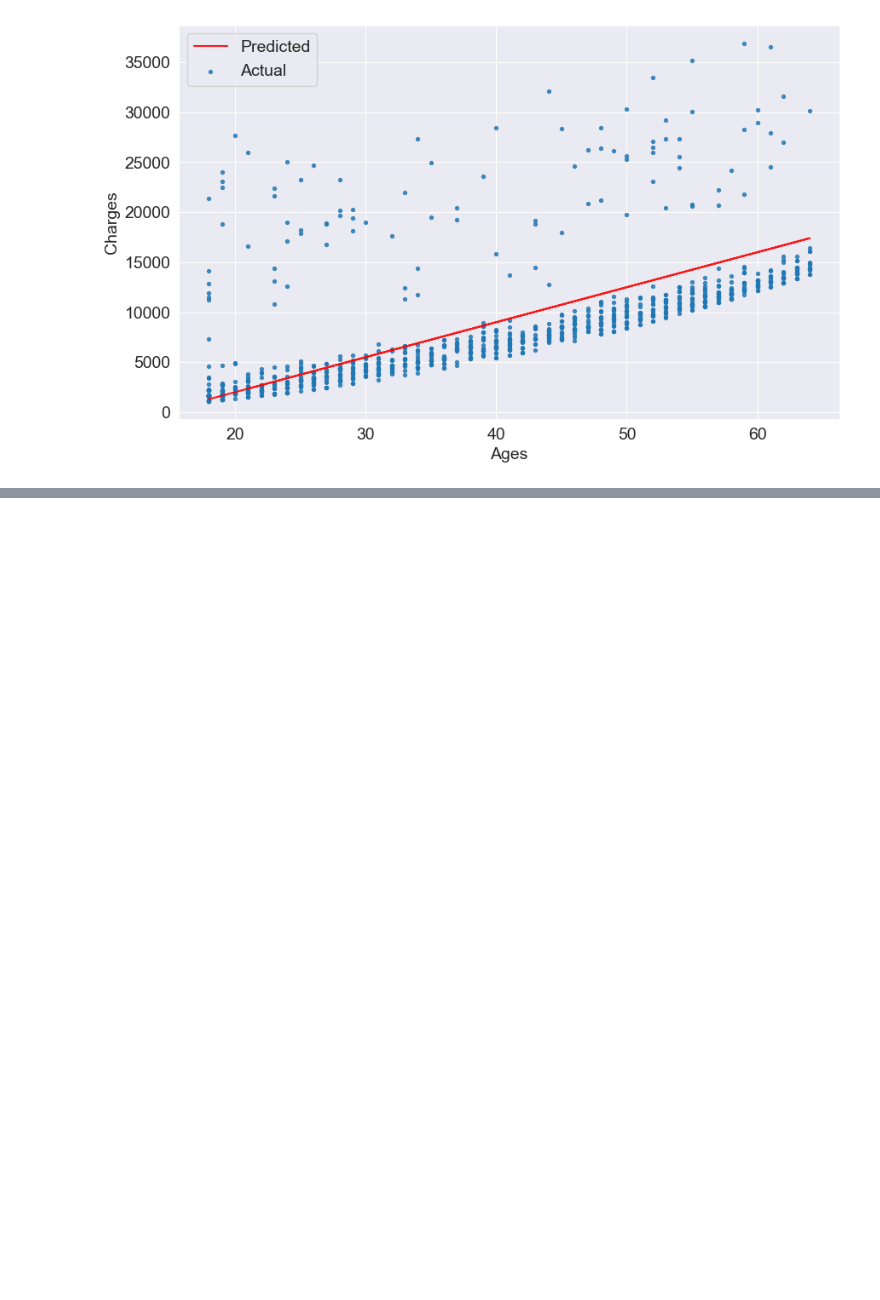
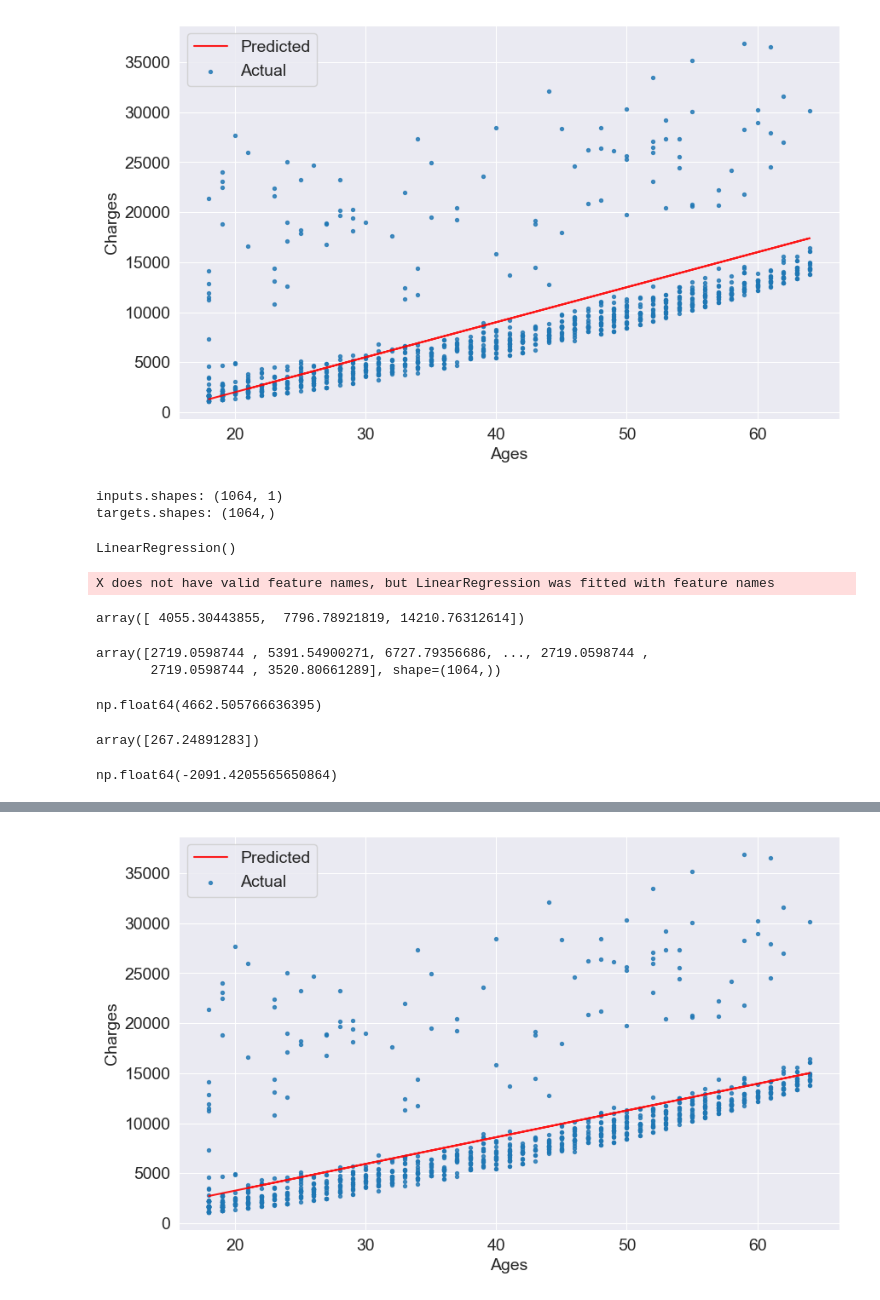
Before and after one commit to LeeBoy-Hmong/MachineLearning, a Jupyter notebook: LinearRegression.ipynb, the cells around one changed output, grey strips where cells are left out. Cells and saved outputs as stored; diff of their text form; code cells hidden in the pictures; blank space fills up the shorter version.

Commit message:
SGDRegression model started

```diff
--- a/LinearRegression.ipynb
+++ b/LinearRegression.ipynb
@@ -401,0 +400,46 @@ https://www.geeksforgeeks.org/machine-learning/ml-stochastic-gradient-descent-sg
+# %%
+from sklearn.linear_model import LinearRegression
+model = LinearRegression()  # Assume a linear relationship between our targets
+# %%
+inputs = non_smoker_df[['age']]  #
+targets = non_smoker_df.charges
+print(f"inputs.shapes: {inputs.shape}")
+print(f"targets.shapes: {targets.shape}")
+# %% [output]
+inputs.shapes: (1064, 1)
+targets.shapes: (1064,)
+# %%
+model.fit(inputs, targets)
+# %% [output]
+LinearRegression()
+# %%
+# We can now make predication using the model. Let's try predicting the charges for the ages 23, 37, and 61
+model.predict(np.array([[23],
+                       [37],
+                       [61]]))
+# %% [output]
+X does not have valid feature names, but LinearRegression was fitted with feature names
+array([ 4055.30443855,  7796.78921819, 14210.76312614])
+# %%
+predictions = model.predict(inputs)
+predictions
+# %% [output]
+array([2719.0598744 , 5391.54900271, 6727.79356686, ..., 2719.0598744 ,
+       2719.0598744 , 3520.80661289], shape=(1064,))
+# %%
+rmse(targets, predictions)  # On average, how much we are off by in comparison to the real targets
+
+# Our model is off by $4000 in average, which isn't bad when compared to a biggger set.
+# %% [output]
+np.float64(4662.505766636395)
+# %%
+model.coef_  # coeffcient of the weight (w), in this case it's 'age'
+# %% [output]
+array([267.24891283])
+# %%
+model.intercept_  # our b
+# %% [output]
+np.float64(-2091.4205565650864)
+# %%
+try_parameters(model.coef_, model.intercept_)
+# %% [output]
@@ -401,0 +447 @@ https://www.geeksforgeeks.org/machine-learning/ml-stochastic-gradient-descent-sg
+[figure, added]
```
Also changed, not shown: parts of 10 cells of this notebook.
